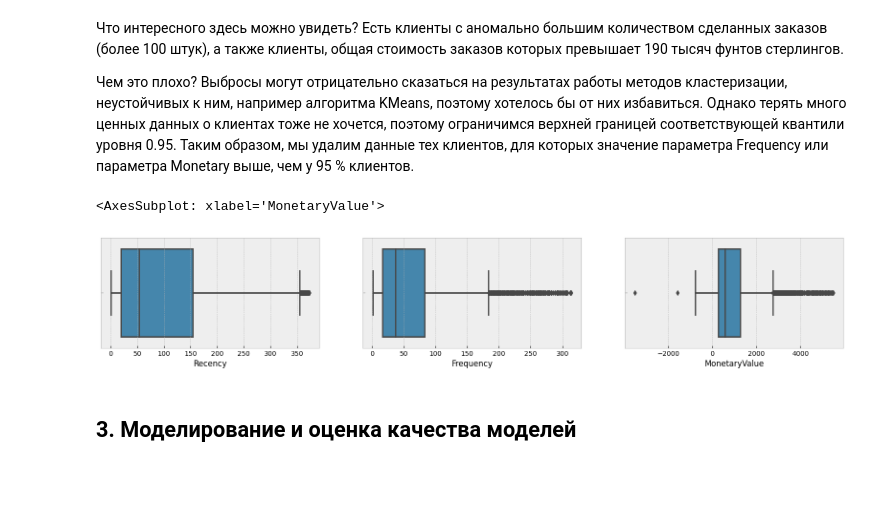
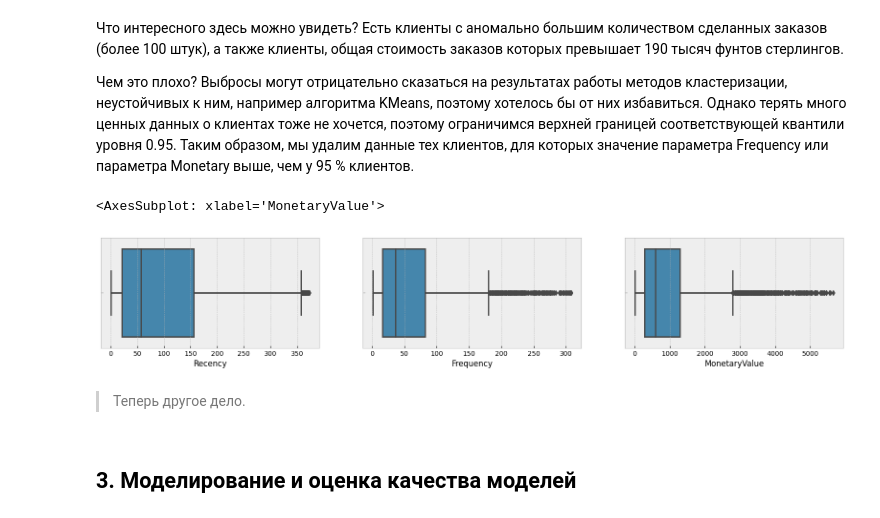
Before and after one commit to georgekovin/Gift-Shop-Clustering-Project, a Jupyter notebook: Kovin-project_6.ipynb, the cells around one changed output. Drawn from its saved outputs; the diff is of its cells as text; code cells hidden in the pictures; blank space fills up the shorter version.

```diff
--- a/Kovin-project_6.ipynb
+++ b/Kovin-project_6.ipynb
@@ -784,19 +740,20 @@ sns.boxplot(RFM_data, x='MonetaryValue', ax=ax[2])
 # %%
 freq_95 = RFM_data['Frequency'].quantile(0.95)
 monv_95 = RFM_data['MonetaryValue'].quantile(0.95)
 
 RFM_data = RFM_data[(RFM_data['Frequency'] <= freq_95) &
-                    (RFM_data['MonetaryValue'] <= monv_95) &
-                    (RFM_data['MonetaryValue'] >= -monv_95)]
+                    (RFM_data['MonetaryValue'] <= monv_95)]
 
 fig, ax = plt.subplots(1, 3, figsize=(20, 3))
 
 sns.boxplot(RFM_data, x='Recency', ax=ax[0])
 sns.boxplot(RFM_data, x='Frequency', ax=ax[1])
 sns.boxplot(RFM_data, x='MonetaryValue', ax=ax[2])
 # %% [output]
 <AxesSubplot: xlabel='MonetaryValue'>
-[figure, old version]
+[figure, new version]
+# %% [markdown]
+> Теперь другое дело.
 # %% [markdown]
 ## 3. Моделирование и оценка качества моделей
 # %% [markdown]
```
Also changed, not shown: parts of 80 cells of this notebook, 1 other file.
